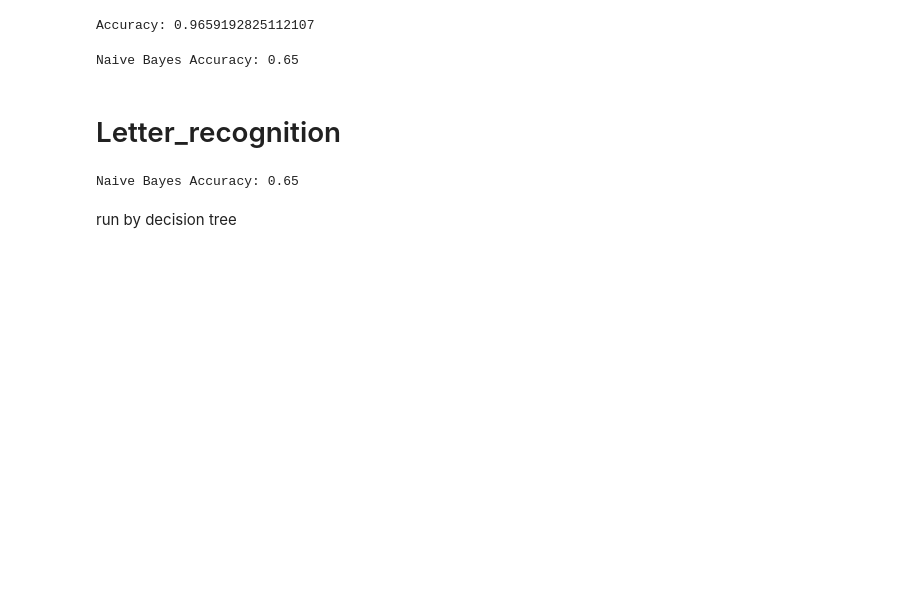
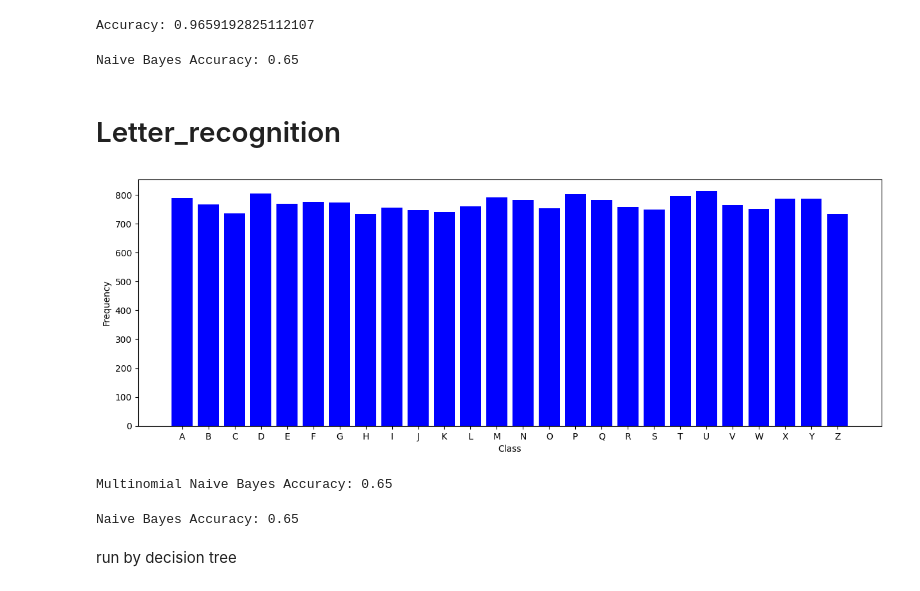
Before and after one commit to p3dm/MachineLearning-Project-II, a Jupyter notebook: Spam_email_by_kNN.ipynb, the cells around one changed output. Drawn from its saved outputs; the diff is of its cells as text; code cells hidden in the pictures; blank space fills up the shorter version.

```diff
--- a/Spam_email_by_kNN.ipynb
+++ b/Spam_email_by_kNN.ipynb
@@ -426,37 +408,46 @@ Naive Bayes Accuracy: 0.65
 # %%
 import pandas as pd
 import numpy as np
 from sklearn.preprocessing import MinMaxScaler
 from sklearn.preprocessing import StandardScaler
 from sklearn.model_selection import train_test_split
 from matplotlib import pyplot as plt
 from sklearn.metrics import accuracy_score
 
 
 df = pd.read_csv("D:\hoctap\MachineLearning-Project-II\dataset\letter-recognition.csv")
 
 
 scaler = MinMaxScaler()
 
 y = df.letter
 X = df.drop(columns="letter")
 
 X_train, X_test, y_train, y_test = train_test_split(X, y, test_size = 200, random_state = 42)
 
 X_train = scaler.fit_transform(X_train)
 X_test = scaler.transform(X_test)
-
-# unique, count = np.unique(y, return_counts = True)
-# plt.figure(figsize=(15,5))
-# plt.bar(unique, count, data = df.columns, color = 'blue')
-# plt.xlabel('Class')
-# plt.ylabel('Frequency')
-# plt.show()
-
 X_train = X_train.tolist()
 X_test = X_test.tolist()
 y_train = y_train.tolist()
 y_test = y_test.tolist()
+unique, count = np.unique(y, return_counts = True)
+plt.figure(figsize=(15,5))
+plt.bar(unique, count, data = df.columns, color = 'blue')
+plt.xlabel('Class')
+plt.ylabel('Frequency')
+plt.show()
+# %% [output]
+[figure, added]
+# %%
+from sklearn.naive_bayes import GaussianNB, MultinomialNB
+mnb = GaussianNB()
+mnb.fit(X_train, y_train)
+mnb_pred = mnb.predict(X_test)
+mnb_accuracy = accuracy_score(y_test, mnb_pred)
+print(f"Multinomial Naive Bayes Accuracy: {mnb_accuracy}")
+# %% [output]
+Multinomial Naive Bayes Accuracy: 0.65
 # %%
 naive = NaiveBayesClassifier()
 naive.fit(X_train, y_train)
```
Also changed, not shown: parts of 5 cells of this notebook.
